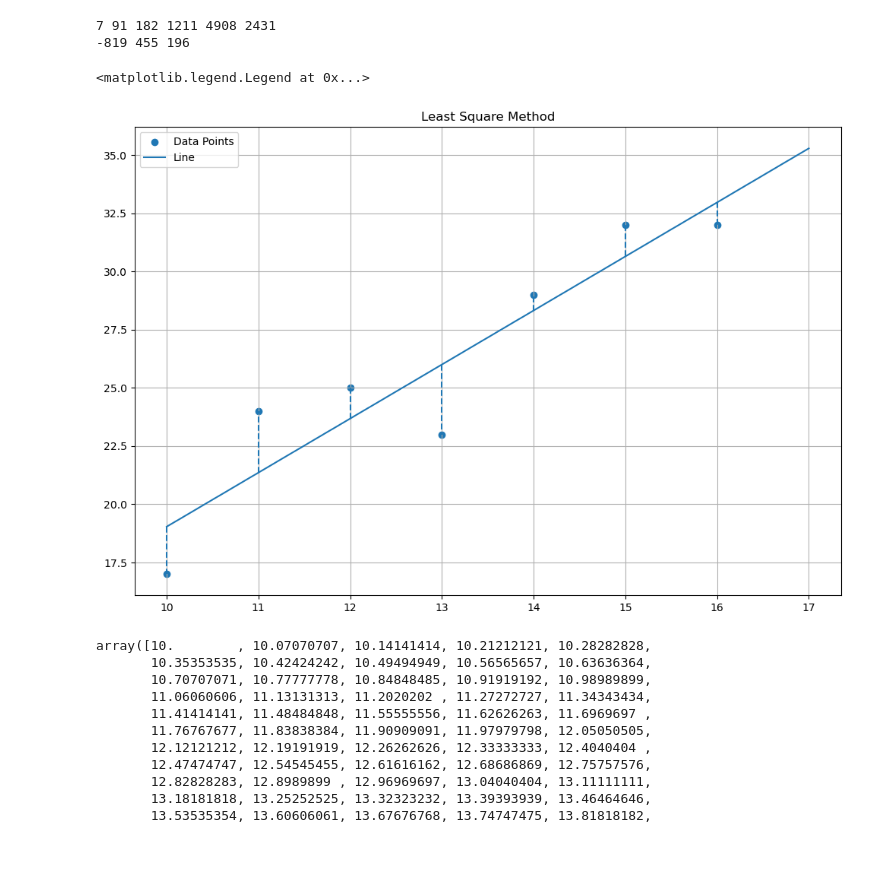
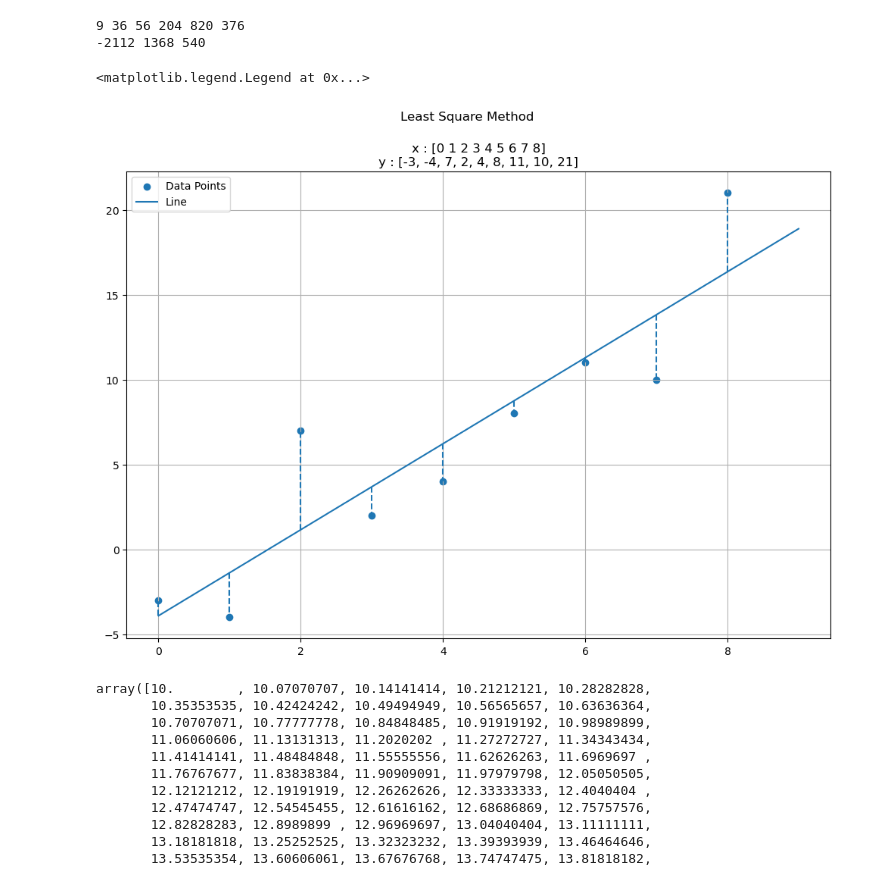
Before and after one commit to GaganBhusal/NM, a Jupyter notebook: LeastSquareMethod.ipynb, the cells around one changed output. Saved outputs shown, nothing was run; the diff lists cells and outputs as text; code cells hidden in the pictures; blank space fills up the shorter version.

```diff
--- a/LeastSquareMethod.ipynb
+++ b/LeastSquareMethod.ipynb
@@ -23,28 +23,32 @@ def LSM(x, y):
     print(D1, D2, D)
     return a, b
 # %%
-x = np.arange(10, 17)
-y = [(np.random.randint(-3, 3) + 2 * a) for a in x]
+p = 0
+q = 9
+
+x = np.arange(p, q)
+y = [(np.random.randint(-6, 6) + 2 * a) for a in x]
 # %%
 c, m = LSM(x, y)
-X = np.linspace(10, 17, 100)
+X = np.linspace(p, q, 100)
 Y = [(c + m * b) for b in X]
 
 YY = [(c + m * b) for b in x]
 # %% [output]
-7 91 182 1211 4908 2431
--819 455 196
+9 36 56 204 820 376
+-2112 1368 540
 # %%
 plt.figure(figsize = (12, 8))
 plt.scatter(x, y, label = "Data Points")
 plt.plot(X, Y,label = "Line")
 plt.vlines(x, YY, y, linestyle = '--')
 plt.grid()
-plt.title("Least Square Method")
+plt.suptitle("Least Square Method")
+plt.title(f"x : {x}\ny : {y}")
 plt.legend()
 # %% [output]
 <matplotlib.legend.Legend at 0x...>
-[figure, old version]
+[figure, new version]
 # %%
 X
 # %% [output]
```
Also changed, not shown: parts of 4 cells of this notebook, 1 other file.
